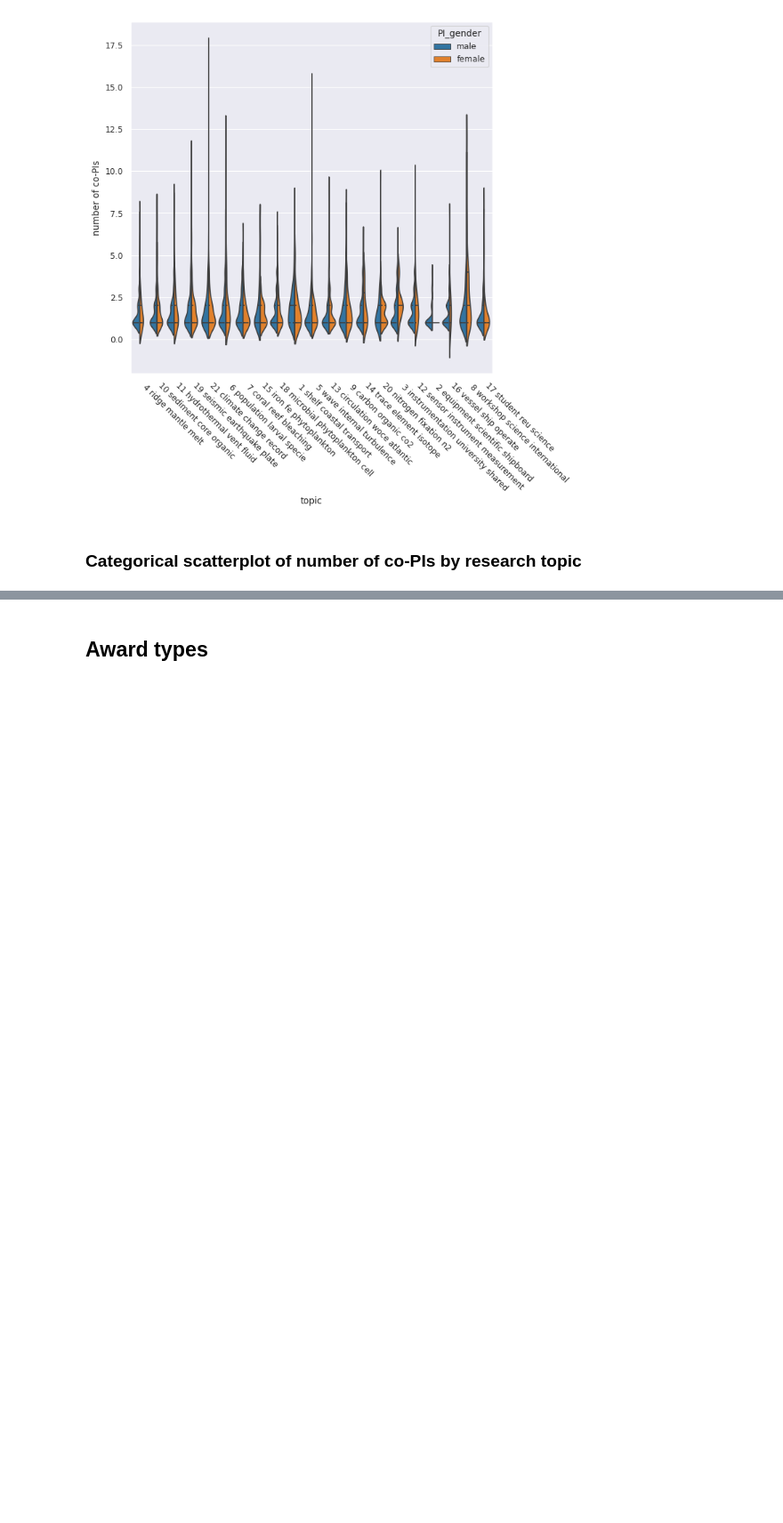
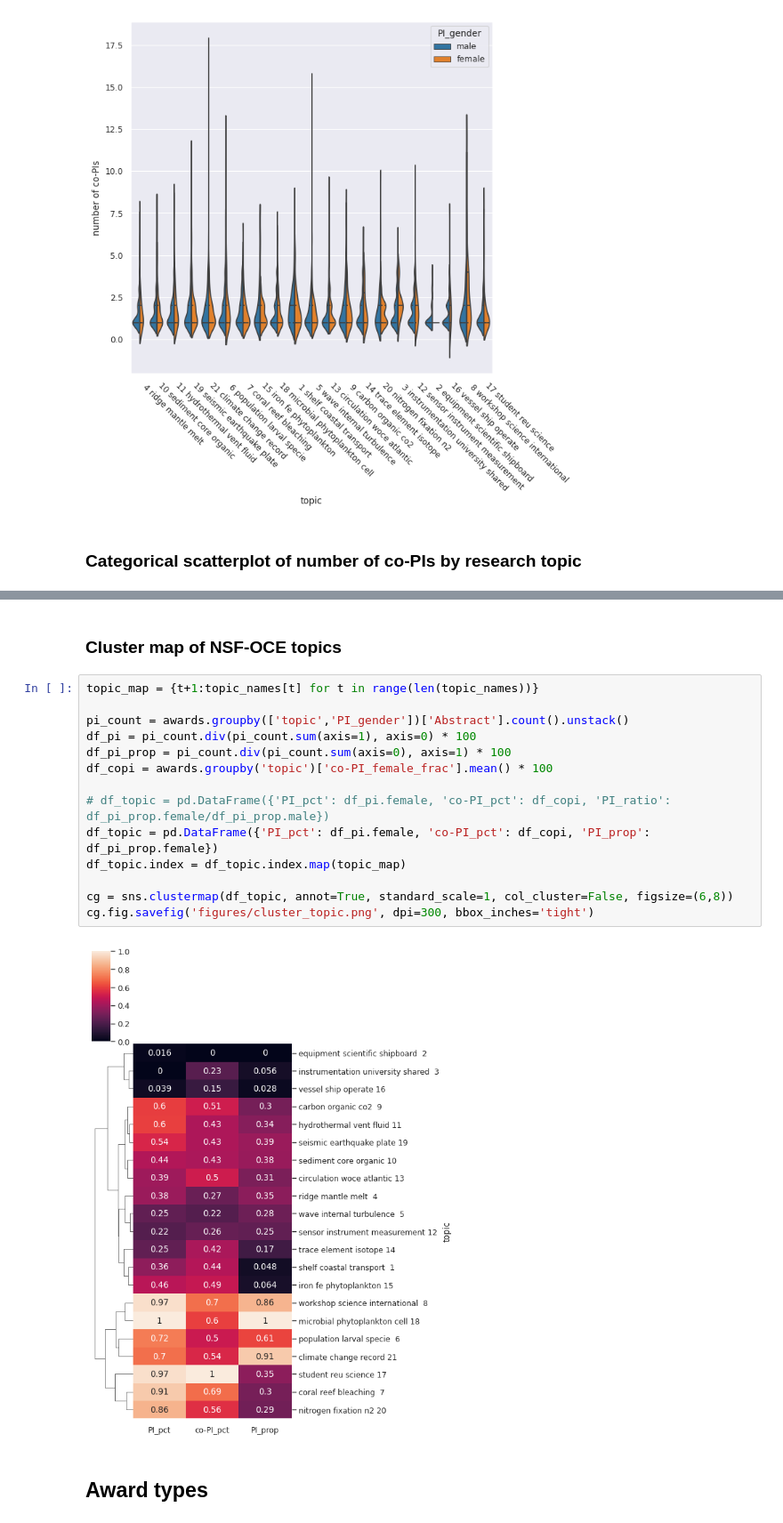
Before and after one commit to idlima/nsf-oce-gender, a Jupyter notebook: diagnostic_plots.ipynb, the cells around one changed output, grey strips where cells are left out. Shown at 89% size. Cells and saved outputs as stored; diff of their text form; blank space fills up the shorter version.

```diff
--- a/diagnostic_plots.ipynb
+++ b/diagnostic_plots.ipynb
@@ -191,3 +211,21 @@ _ = g.ax.set_xticklabels(topic_names_r[topic_order-1], rotation=-45, ha='left')
+# %% [markdown]
+### Cluster map of NSF-OCE topics
+# %%
+topic_map = {t+1:topic_names[t] for t in range(len(topic_names))}
+
+pi_count = awards.groupby(['topic','PI_gender'])['Abstract'].count().unstack()
+df_pi = pi_count.div(pi_count.sum(axis=1), axis=0) * 100
+df_pi_prop = pi_count.div(pi_count.sum(axis=0), axis=1) * 100
+df_copi = awards.groupby('topic')['co-PI_female_frac'].mean() * 100
+
+# df_topic = pd.DataFrame({'PI_pct': df_pi.female, 'co-PI_pct': df_copi, 'PI_ratio': df_pi_prop.female/df_pi_prop.male})
+df_topic = pd.DataFrame({'PI_pct': df_pi.female, 'co-PI_pct': df_copi, 'PI_prop': df_pi_prop.female})
+df_topic.index = df_topic.index.map(topic_map)
+
+cg = sns.clustermap(df_topic, annot=True, standard_scale=1, col_cluster=False, figsize=(6,8))
+cg.fig.savefig('figures/cluster_topic.png', dpi=300, bbox_inches='tight')
+# %% [output]
+[figure, added]
 # %% [markdown]
 ## Award types
 # %%
```
Also changed, not shown: parts of 14 cells of this notebook.
